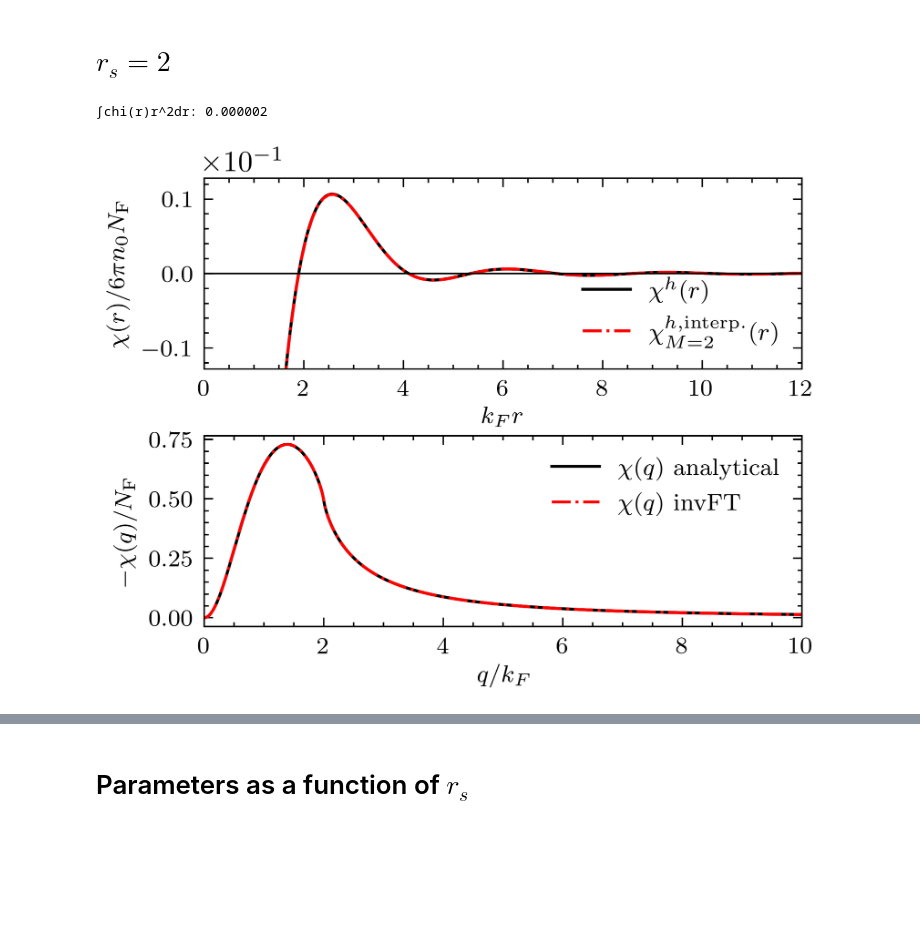
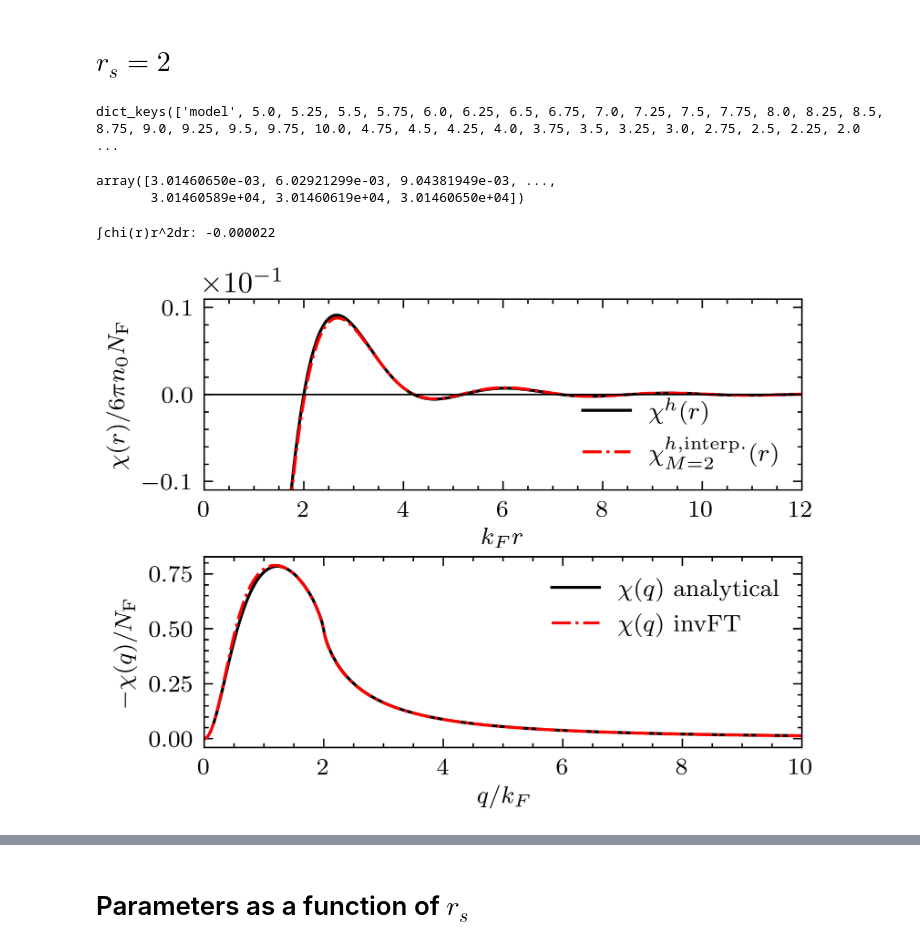
Before and after one commit to moegunes/chi_interpolation, a Jupyter notebook: check_chi.ipynb, the cells around one changed output, grey strips where cells are left out. Cells and saved outputs as stored; diff of their text form; code cells hidden in the pictures; blank space fills up the shorter version.

Commit message:
added multiple phases to fitting + implemented interpolation to parameters

```diff
--- a/check_chi.ipynb
+++ b/check_chi.ipynb
@@ -16,7 +19,21 @@ parameters=load_dict('parameters')
 # %% [markdown]
 # $r_s = 2$
+# %%
+parameters.keys()
+# %% [output]
+dict_keys(['model', 5.0, 5.25, 5.5, 5.75, 6.0, 6.25, 6.5, 6.75, 7.0, 7.25, 7.5, 7.75, 8.0, 8.25, 8.5, 8.75, 9.0, 9.25, 9.5, 9.75, 10.0, 4.75, 4.5, 4.25, 4.0, 3.75, 3.5, 3.25, 3.0, 2.75, 2.5, 2.25, 2.0 ...
+# %%
+rs=0.2
+(9*np.pi/4)**(1/3)/rs*r
+# %% [output]
+array([3.01460650e-03, 6.02921299e-03, 9.04381949e-03, ...,
+       3.01460589e+04, 3.01460619e+04, 3.01460650e+04])
 # %%
-plot_chi(r, q,parameters,rs=1,error=0)
+fig, axs = plt.subplots(nrows=2, ncols=1)
+plot_chi(r, q,parameters,rs=0.5000000000000001,error=0,ax=axs)
+
+#axs[0].set_ylim((-1000,0.1))
+#axs[0].set_xlim(0,120)
 # %% [output]
-∫chi(r)r^2dr: 0.000002
+∫chi(r)r^2dr: -0.000022
-[figure, old version]
+[figure, new version]
```
Also changed, not shown: parts of 10 cells of this notebook, 40 other files.
